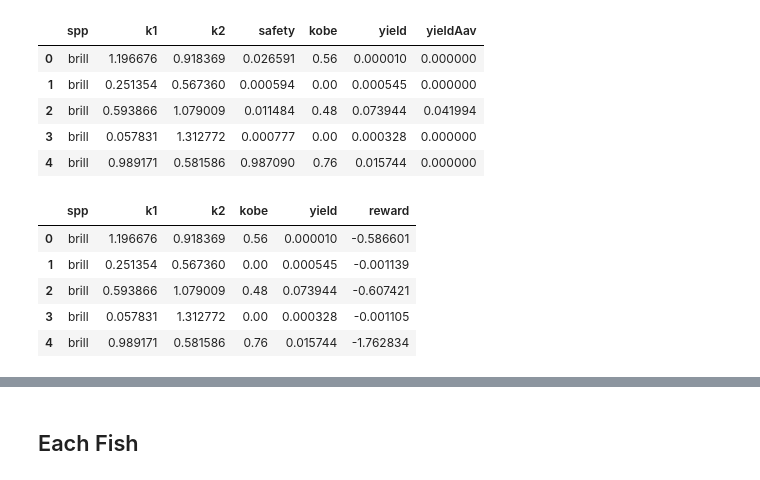
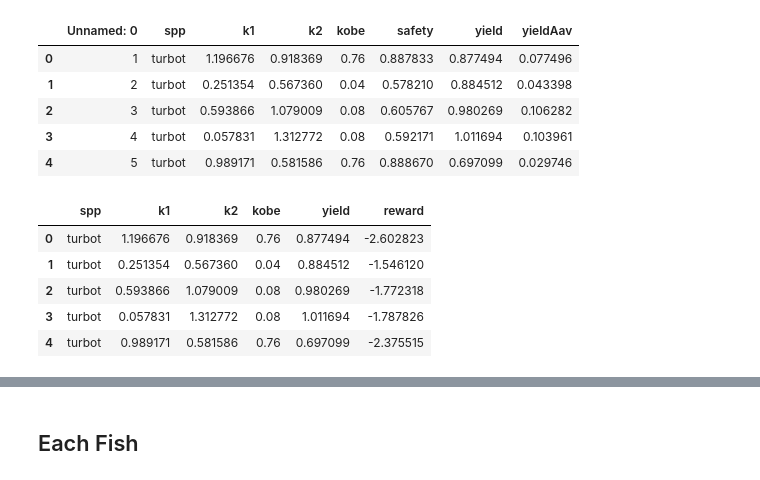
Before and after one commit to alexanderkell/fish-stock-optimiser, a Jupyter notebook: notebooks/2.0-ajmk-NSGA-II.ipynb, the cells around one changed output, grey strips where cells are left out. Drawn from its saved outputs; the diff is of its cells as text; code cells hidden in the pictures.

```diff
--- a/notebooks/2.0-ajmk-NSGA-II.ipynb
+++ b/notebooks/2.0-ajmk-NSGA-II.ipynb
@@ -33,13 +34,18 @@ from scoop import futures
+# %%
+pd.set_option('display.max_columns', None)  # or 1000
+pd.set_option('display.max_rows', None)  # or 1000
+pd.set_option('display.max_colwidth', -1)
 # %%
-data = pd.read_csv('/Users/b1017579/Documents/Projects/Fish/fish-stock-optimiser/data/raw/fish_4.csv')
+data = pd.read_csv('/Users/b1017579/Documents/Projects/Fish/fish-stock-optimiser/data/raw/fish0.01.csv')
+# data = data[data.spp !="brill"]
 data.head()
 # %% [output]
-|  | spp | k1 | k2 | safety | kobe | yield | yieldAav |
-| 0 | brill | 1.196676 | 0.918369 | 0.026591 | 0.56 | 0.000010 | 0.000000 |
-| 1 | brill | 0.251354 | 0.567360 | 0.000594 | 0.00 | 0.000545 | 0.000000 |
-| 2 | brill | 0.593866 | 1.079009 | 0.011484 | 0.48 | 0.073944 | 0.041994 |
-| 3 | brill | 0.057831 | 1.312772 | 0.000777 | 0.00 | 0.000328 | 0.000000 |
-| 4 | brill | 0.989171 | 0.581586 | 0.987090 | 0.76 | 0.015744 | 0.000000 |
+|  | Unnamed: 0 | spp | k1 | k2 | kobe | safety | yield | yieldAav |
+| 0 | 1 | turbot | 1.196676 | 0.918369 | 0.76 | 0.887833 | 0.877494 | 0.077496 |
+| 1 | 2 | turbot | 0.251354 | 0.567360 | 0.04 | 0.578210 | 0.884512 | 0.043398 |
+| 2 | 3 | turbot | 0.593866 | 1.079009 | 0.08 | 0.605767 | 0.980269 | 0.106282 |
+| 3 | 4 | turbot | 0.057831 | 1.312772 | 0.08 | 0.592171 | 1.011694 | 0.103961 |
+| 4 | 5 | turbot | 0.989171 | 0.581586 | 0.76 | 0.888670 | 0.697099 | 0.029746 |
 # %%
 by_fish = data.copy()
 # single_optimiser['reward'] = single_optimiser.safety + single_optimiser['kobe.n'] + single_optimiser.yield
@@ -50,10 +56,10 @@ by_fish['reward'] = by_fish['reward'].apply(lambda x: x*-1)
 by_fish.head()
 # %% [output]
 |  | spp | k1 | k2 | kobe | yield | reward |
-| 0 | brill | 1.196676 | 0.918369 | 0.56 | 0.000010 | -0.586601 |
-| 1 | brill | 0.251354 | 0.567360 | 0.00 | 0.000545 | -0.001139 |
-| 2 | brill | 0.593866 | 1.079009 | 0.48 | 0.073944 | -0.607421 |
-| 3 | brill | 0.057831 | 1.312772 | 0.00 | 0.000328 | -0.001105 |
-| 4 | brill | 0.989171 | 0.581586 | 0.76 | 0.015744 | -1.762834 |
+| 0 | turbot | 1.196676 | 0.918369 | 0.76 | 0.877494 | -2.602823 |
+| 1 | turbot | 0.251354 | 0.567360 | 0.04 | 0.884512 | -1.546120 |
+| 2 | turbot | 0.593866 | 1.079009 | 0.08 | 0.980269 | -1.772318 |
+| 3 | turbot | 0.057831 | 1.312772 | 0.08 | 1.011694 | -1.787826 |
+| 4 | turbot | 0.989171 | 0.581586 | 0.76 | 0.697099 | -2.375515 |
 # %%
 def fit_model(m, reward):
```
Also changed, not shown: parts of 20 cells of this notebook, 6 other files.
